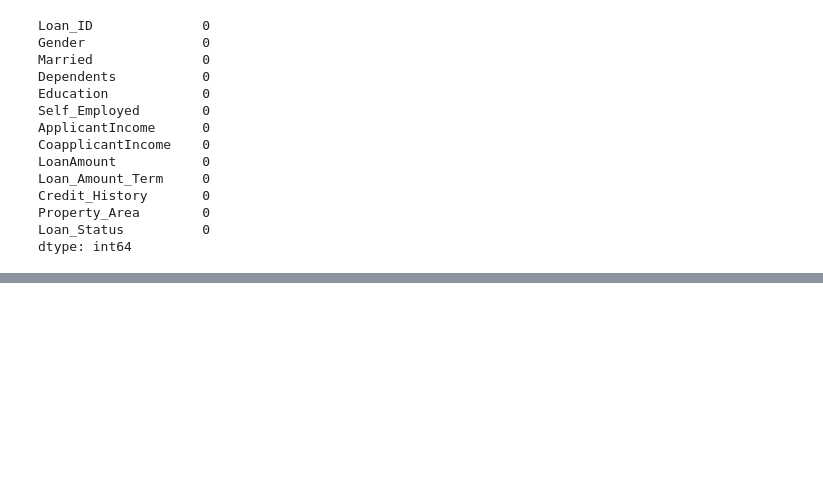
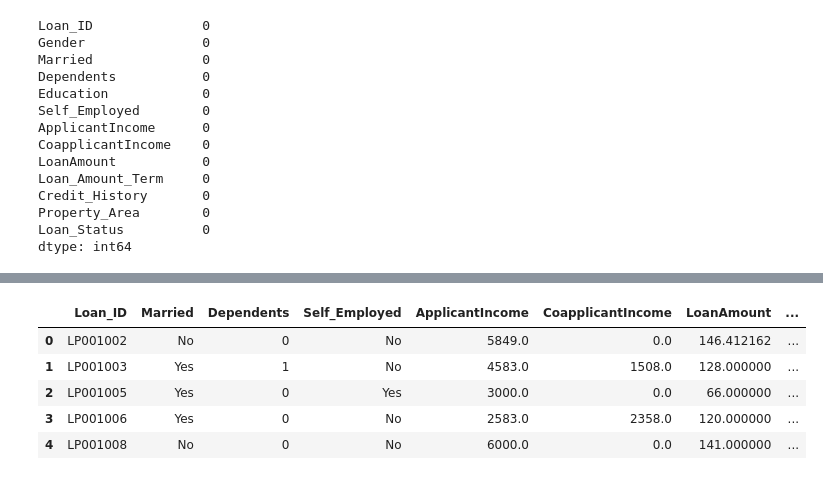
Before and after one commit to pravatn01/Loan-Data-Cleaning, a Jupyter notebook: loan_clean.ipynb, the cells around one changed output, grey strips where cells are left out. Drawn from its saved outputs; the diff is of its cells as text; code cells hidden in the pictures; blank space fills up the shorter version.

Commit message:
One hot endocing for converting categorical data(Gender and Education columns) to numerical ones

```diff
--- a/loan_clean.ipynb
+++ b/loan_clean.ipynb
@@ -167,0 +174,3 @@ dtype: int64
+# %%
+encoded_arr = ohe.fit_transform(df[['Gender', 'Education']]).toarray()
+encoded_arr
@@ -167,0 +185,16 @@ dtype: int64
+# %%
+encoded_df = pd.DataFrame(encoded_arr, columns=['Gender_Female','Gender_Male','Graduate_Yes','Graduate_No'])
+# %%
+encoded_df = encoded_df.drop(columns=['Graduate_No','Gender_Female'])
+# %%
+df.drop(columns=['Gender','Education'], inplace=True)
+df = pd.concat([df,encoded_df],axis=1)
+# %%
+df.head()
+# %% [output]
+|  | Loan_ID | Married | Dependents | Self_Employed | ApplicantIncome | CoapplicantIncome | LoanAmount | ... |
+| 0 | LP001002 | No | 0 | No | 5849.0 | 0.0 | 146.412162 | ... |
+| 1 | LP001003 | Yes | 1 | No | 4583.0 | 1508.0 | 128.000000 | ... |
+| 2 | LP001005 | Yes | 0 | Yes | 3000.0 | 0.0 | 66.000000 | ... |
+| 3 | LP001006 | Yes | 0 | No | 2583.0 | 2358.0 | 120.000000 | ... |
+| 4 | LP001008 | No | 0 | No | 6000.0 | 0.0 | 141.000000 | ... |
```
Also changed, not shown: parts of 6 cells of this notebook.
